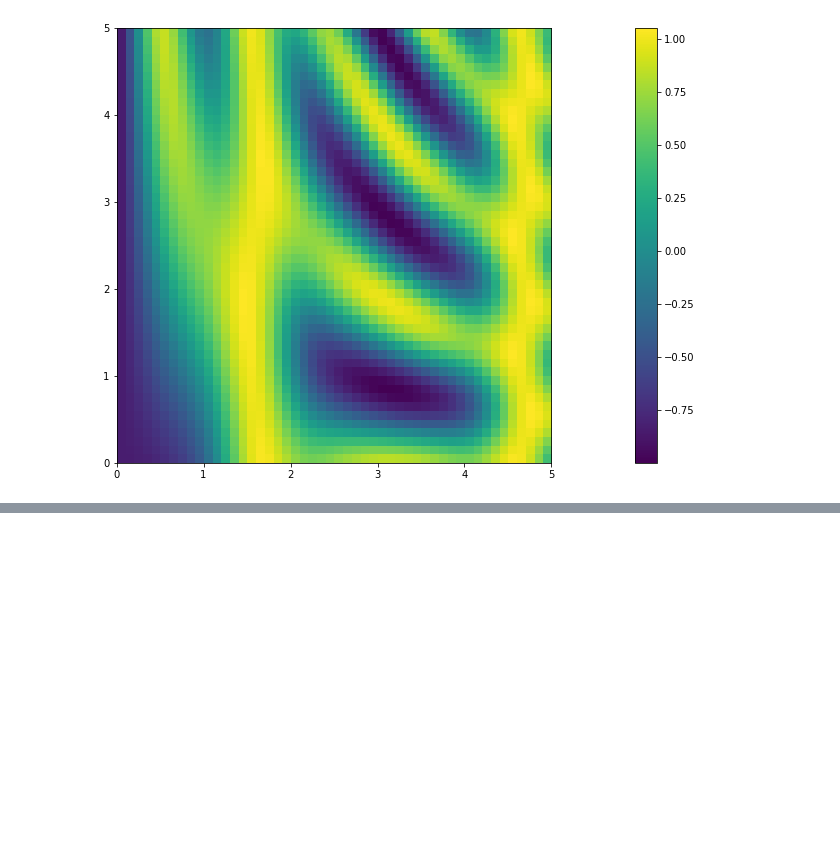
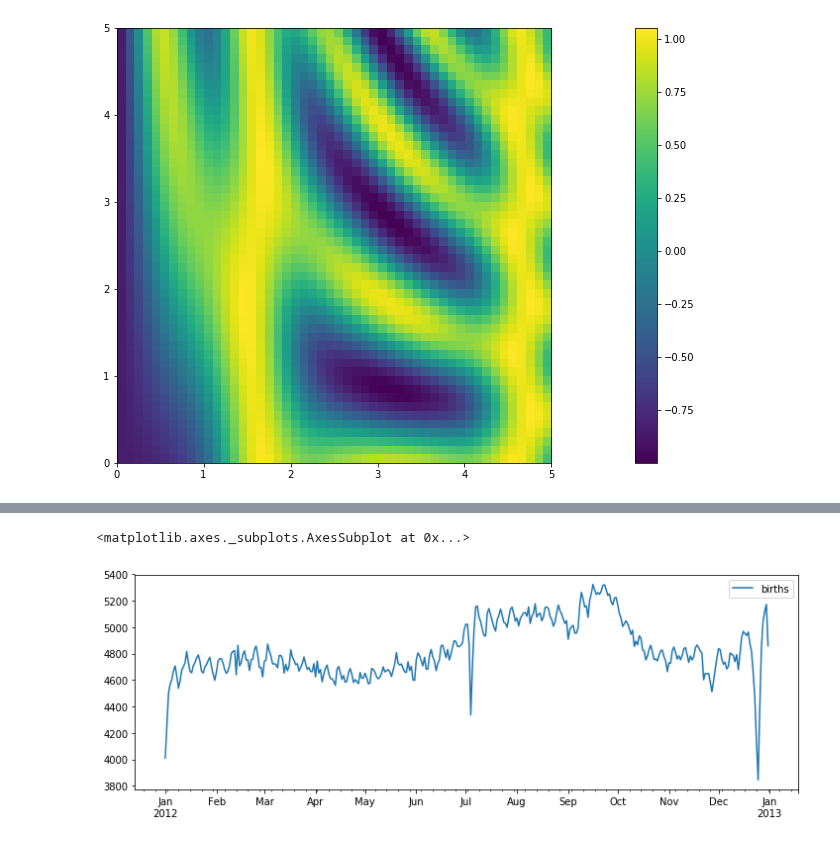
Before and after one commit to rumourcy/DA, a Jupyter notebook: python-data-science-handbook/chapter04.ipynb, the cells around one changed output, grey strips where cells are left out. Saved outputs shown, nothing was run; the diff lists cells and outputs as text; code cells hidden in the pictures; blank space fills up the shorter version.

```diff
--- a/python-data-science-handbook/chapter04.ipynb
+++ b/python-data-science-handbook/chapter04.ipynb
@@ -124,0 +143,2 @@ cb.set_label("density")
+# %%
+births['day'] = births['day'].astype(int)
@@ -124,0 +154,4 @@ cb.set_label("density")
+# %%
+births.index = pd.to_datetime(10000 * births.year +
+                              100 * births.month +
+                              births.day, format='%Y%m%d')
@@ -124,0 +167,3 @@ cb.set_label("density")
+# %%
+births_by_date = births.pivot_table('births',
+                                    [births.index.month, births.index.day])
@@ -124,0 +188,3 @@ cb.set_label("density")
+# %%
+births_by_date.index = [pd.datetime(2012, month, day)
+                        for (month, day) in births_by_date.index]
@@ -124,0 +200,6 @@ cb.set_label("density")
+# %%
+fig, ax = plt.subplots(figsize=(12, 4))
+births_by_date.plot(ax=ax)
+# %% [output]
+<matplotlib.axes._subplots.AxesSubplot at 0x...>
+[figure, added]
```
Also changed, not shown: parts of 13 cells of this notebook.
